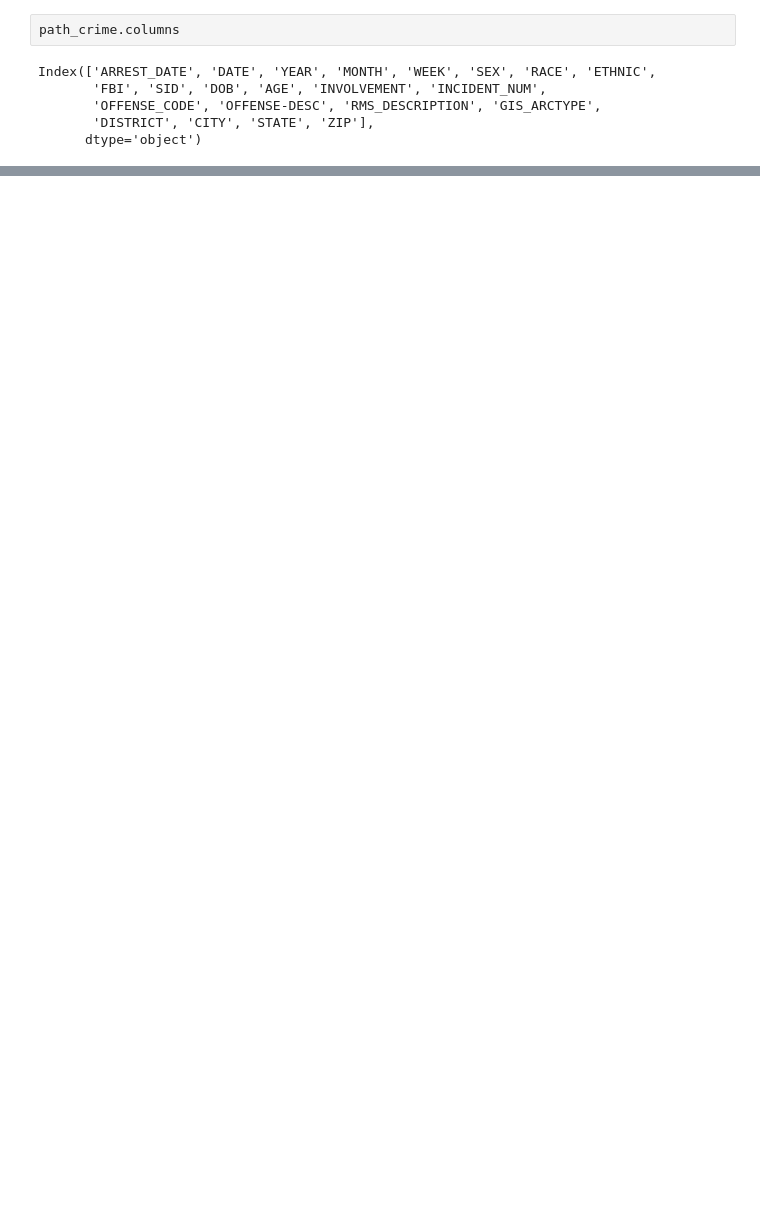
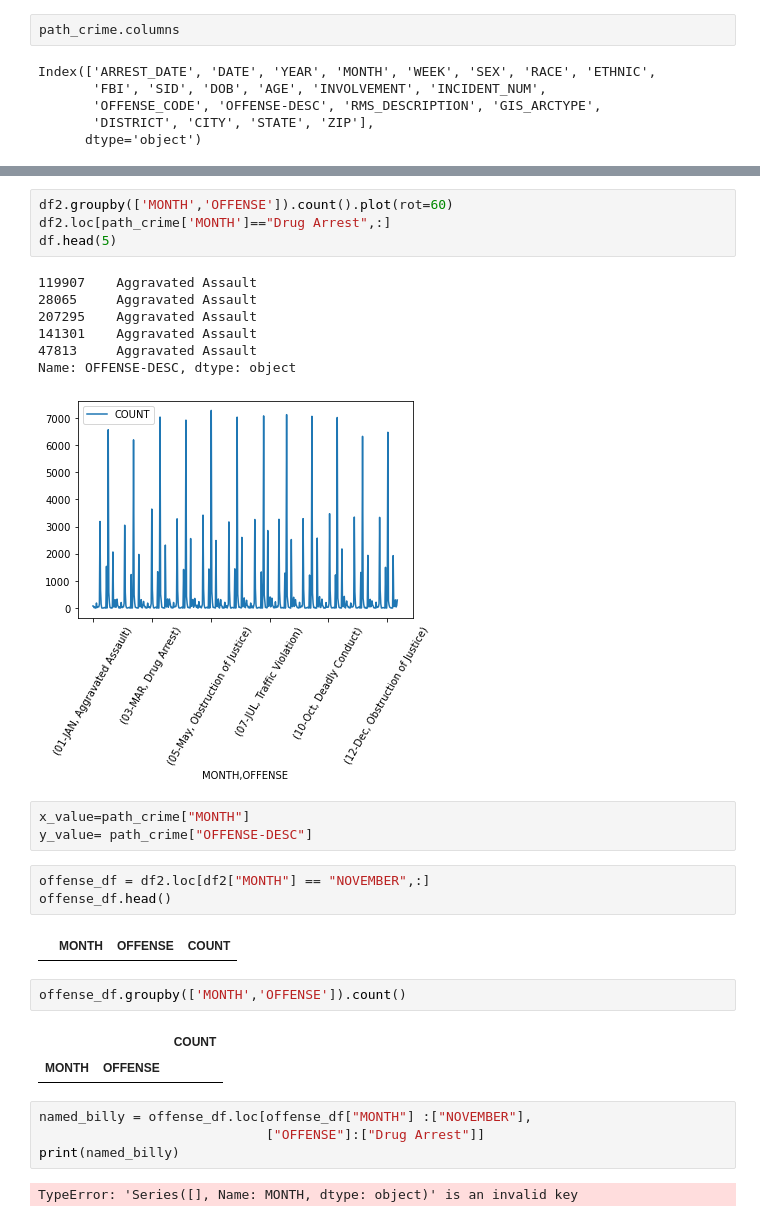
Before and after one commit to Teresa-18/teresa, a Jupyter notebook: Project_code.ipynb, the cells around one changed output, grey strips where cells are left out. Cells and saved outputs as stored; diff of their text form; blank space fills up the shorter version.

```diff
--- a/Project_code.ipynb
+++ b/Project_code.ipynb
@@ -128,0 +240,31 @@ df2.groupby(['MONTH','OFFENSE']).count().plot(rot=45)
+# %%
+df2.groupby(['MONTH','OFFENSE']).count().plot(rot=60)
+df2.loc[path_crime['MONTH']=="Drug Arrest",:]
+df.head(5)
+# %% [output]
+119907    Aggravated Assault
+28065     Aggravated Assault
+207295    Aggravated Assault
+141301    Aggravated Assault
+47813     Aggravated Assault
+Name: OFFENSE-DESC, dtype: object
+[figure, added]
+# %%
+x_value=path_crime["MONTH"]
+y_value= path_crime["OFFENSE-DESC"]
+# %%
+offense_df = df2.loc[df2["MONTH"] == "NOVEMBER",:]
+offense_df.head()
+# %% [output]
+|  | MONTH | OFFENSE | COUNT |
+# %%
+offense_df.groupby(['MONTH','OFFENSE']).count()
+# %% [output]
+|  |  | COUNT |
+| MONTH | OFFENSE |  |
+# %%
+named_billy = offense_df.loc[offense_df["MONTH"] :["NOVEMBER"],
+                             ["OFFENSE"]:["Drug Arrest"]]
+print(named_billy)
+# %% [output]
+TypeError: 'Series([], Name: MONTH, dtype: object)' is an invalid key
```
Also changed, not shown: parts of 41 cells of this notebook, 5 other files.
